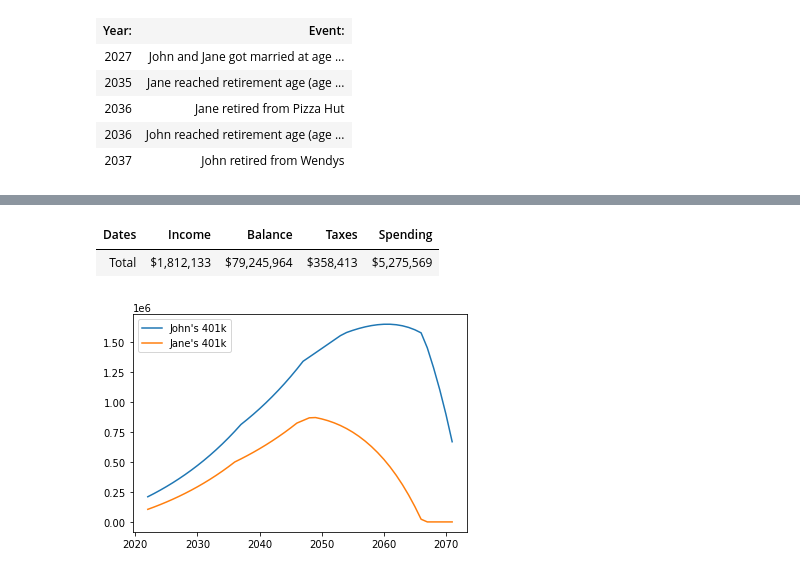
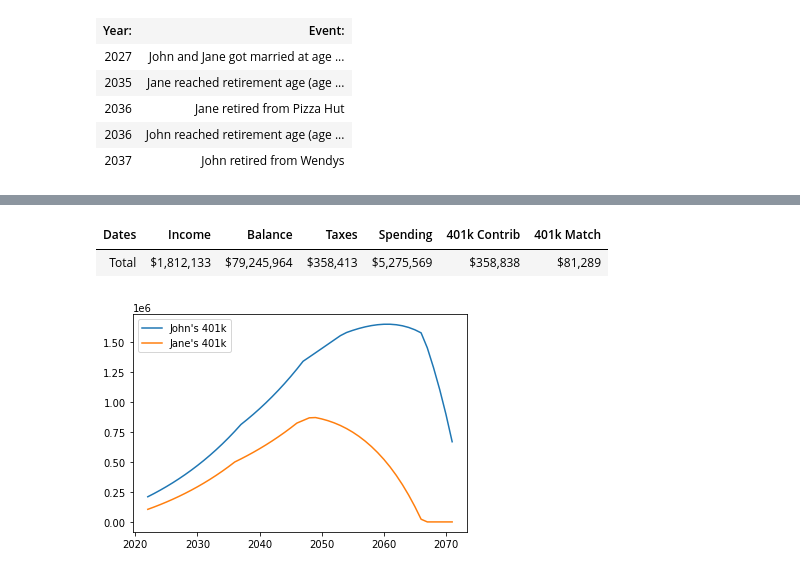
Before and after one commit to sw23/life-model, a Jupyter notebook: ExampleSimulation.ipynb, the cells around one changed output, grey strips where cells are left out. Saved outputs shown, nothing was run; the diff lists cells and outputs as text; code cells hidden in the pictures.

```diff
--- a/ExampleSimulation.ipynb
+++ b/ExampleSimulation.ipynb
@@ -196,18 +202,24 @@ df.style.format(precision=0, na_rep='MISSING',
 # %%
 df_total = pd.DataFrame({
     'Dates': ['Total'],
     'Income': [sum(x['stat_gross_income'] for x in time_data)],
     'Balance': [sum(x['stat_useable_balance'] for x in time_data)],
     'Taxes': [sum(x['stat_taxes_paid'] for x in time_data)],
-    'Spending': [sum(x['stat_money_spent'] for x in time_data)]})
+    'Spending': [sum(x['stat_money_spent'] for x in time_data)],
+    '401k Contrib': [sum(x['stat_retirement_contrib'] for x in time_data)],
+    '401k Match': [sum(x['stat_retirement_match'] for x in time_data)],
+})
 df_total.style.format(precision=0, na_rep='MISSING',
                 formatter={'Income': '${:,.0f}',
                            'Balance': '${:,.0f}',
                            'Taxes': '${:,.0f}',
-                           'Spending': '${:,.0f}'}).hide_index()
+                           'Spending': '${:,.0f}',
+                           '401k Contrib': '${:,.0f}',
+                           '401k Match': '${:,.0f}',
+                           }).hide_index()
 # %% [output]
-| Dates | Income | Balance | Taxes | Spending |
-| Total | $1,812,133 | $79,245,964 | $358,413 | $5,275,569 |
+| Dates | Income | Balance | Taxes | Spending | 401k Contrib | 401k Match |
+| Total | $1,812,133 | $79,245,964 | $358,413 | $5,275,569 | $358,838 | $81,289 |
 # %%
 import matplotlib.pyplot as plt
 
```
Also changed, not shown: parts of 1 cell of this notebook, 4 other files.
